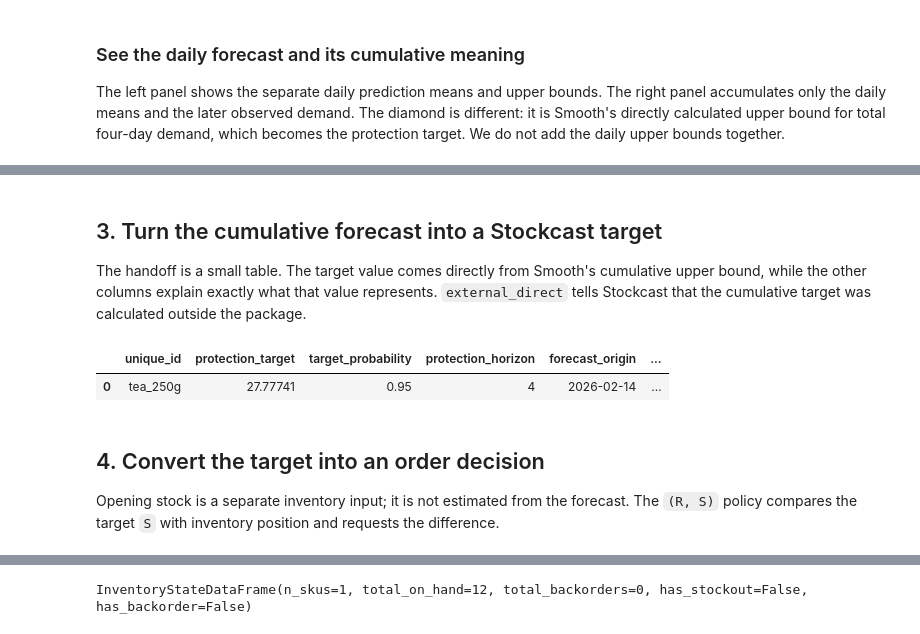
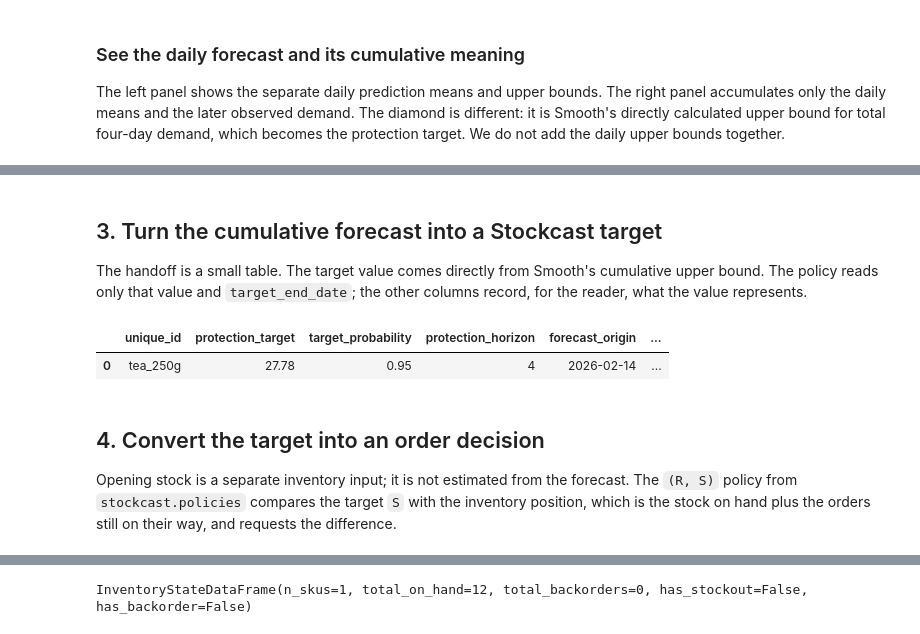
Before and after one commit to FilTheo/stockcast, a Jupyter notebook: examples/notebooks/04c_cumulative_protection_target.ipynb, the cells around one changed output, grey strips where cells are left out. Cells and saved outputs as stored; diff of their text form; code cells hidden in the pictures.

```diff
--- a/examples/notebooks/04c_cumulative_protection_target.ipynb
+++ b/examples/notebooks/04c_cumulative_protection_target.ipynb
@@ -5,7 +5,9 @@ Notebook 04 needed a forecast for one coming week. Here orders take two daily pe
 # %% [markdown]
 A forecast is not yet an inventory decision. Smooth estimates future demand and its uncertainty. Stockcast receives one dated protection target, compares it with the current inventory position, places replenishment orders, and evaluates what happens operationally.
 # %%
-# Section 1: table tools for the history/holdout split.
 import pandas as pd
+
+# Show every number with two decimals.
+pd.options.display.float_format = "{:.2f}".format
 # %%
 # These settings define one small daily inventory scenario.
@@ -209,27 +316,29 @@ plt.show()
 # %% [markdown]
 ## 3. Turn the cumulative forecast into a Stockcast target
 
-The handoff is a small table. The target value comes directly from Smooth's cumulative upper bound, while the other columns explain exactly what that value represents. `external_direct` tells Stockcast that the cumulative target was calculated outside the package.
+The handoff is a small table. The target value comes directly from Smooth's cumulative upper bound. The policy reads only that value and `target_end_date`; the other columns record, for the reader, what the value represents.
 # %%
 # Keep the numerical target and its date/probability meaning in one row.
-target = pd.DataFrame({
-    'unique_id': [sku],
-    'protection_target': [forecast_output.loc[0, 'cumulative_upper_95']],
-    'target_probability': [service_level],
-    'protection_horizon': [protection_horizon],
-    'forecast_origin': [forecast_origin],
-    'forecast_frequency': [period_frequency],
-    'target_end_date': [target_end_date],
-    'representation': ['cumulative_upper_prediction_interval'],
-    'target_source': ['external_direct'],
-})
+target = pd.DataFrame(
+    {
+        "unique_id": [sku],
+        "protection_target": [forecast_output.loc[0, "cumulative_upper_95"]],
+        "target_probability": [service_level],
+        "protection_horizon": [protection_horizon],
+        "forecast_origin": [forecast_origin],
+        "forecast_frequency": [period_frequency],
+        "target_end_date": [target_end_date],
+        "representation": ["cumulative_upper_prediction_interval"],
+        "target_source": ["external_direct"],
+    }
+)
 target
 # %% [output]
 |  | unique_id | protection_target | target_probability | protection_horizon | forecast_origin | ... |
-| 0 | tea_250g | 27.77741 | 0.95 | 4 | 2026-02-14 | ... |
+| 0 | tea_250g | 27.78 | 0.95 | 4 | 2026-02-14 | ... |
 # %% [markdown]
 ## 4. Convert the target into an order decision
 
-Opening stock is a separate inventory input; it is not estimated from the forecast. The `(R, S)` policy compares the target `S` with inventory position and requests the difference.
+Opening stock is a separate inventory input; it is not estimated from the forecast. The `(R, S)` policy from `stockcast.policies` compares the target `S` with the inventory position, which is the stock on hand plus the orders still on their way, and requests the difference.
 # %%
 # Opening stock is a declared inventory input, independent of the forecast.
```
Also changed, not shown: parts of 23 cells of this notebook.
